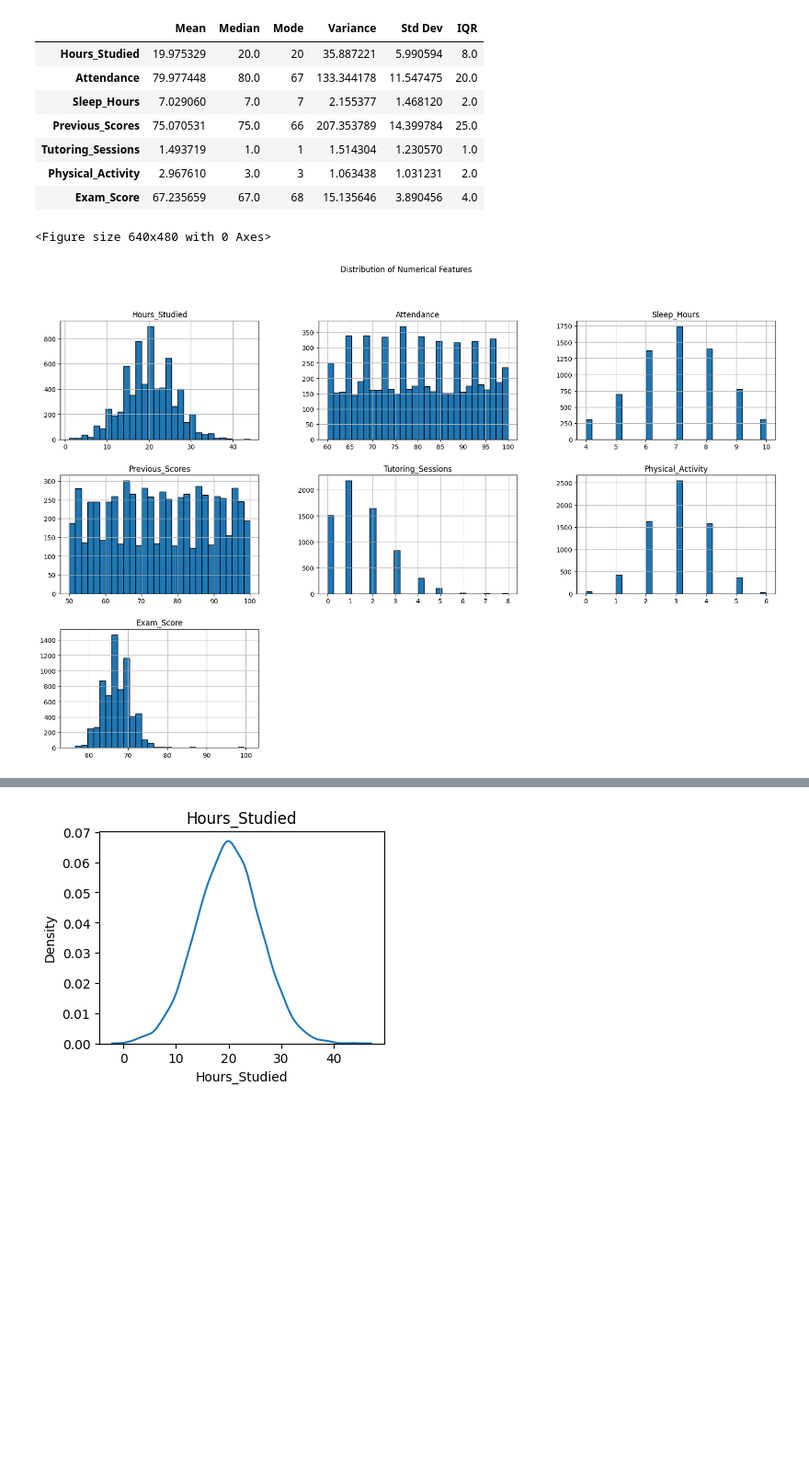
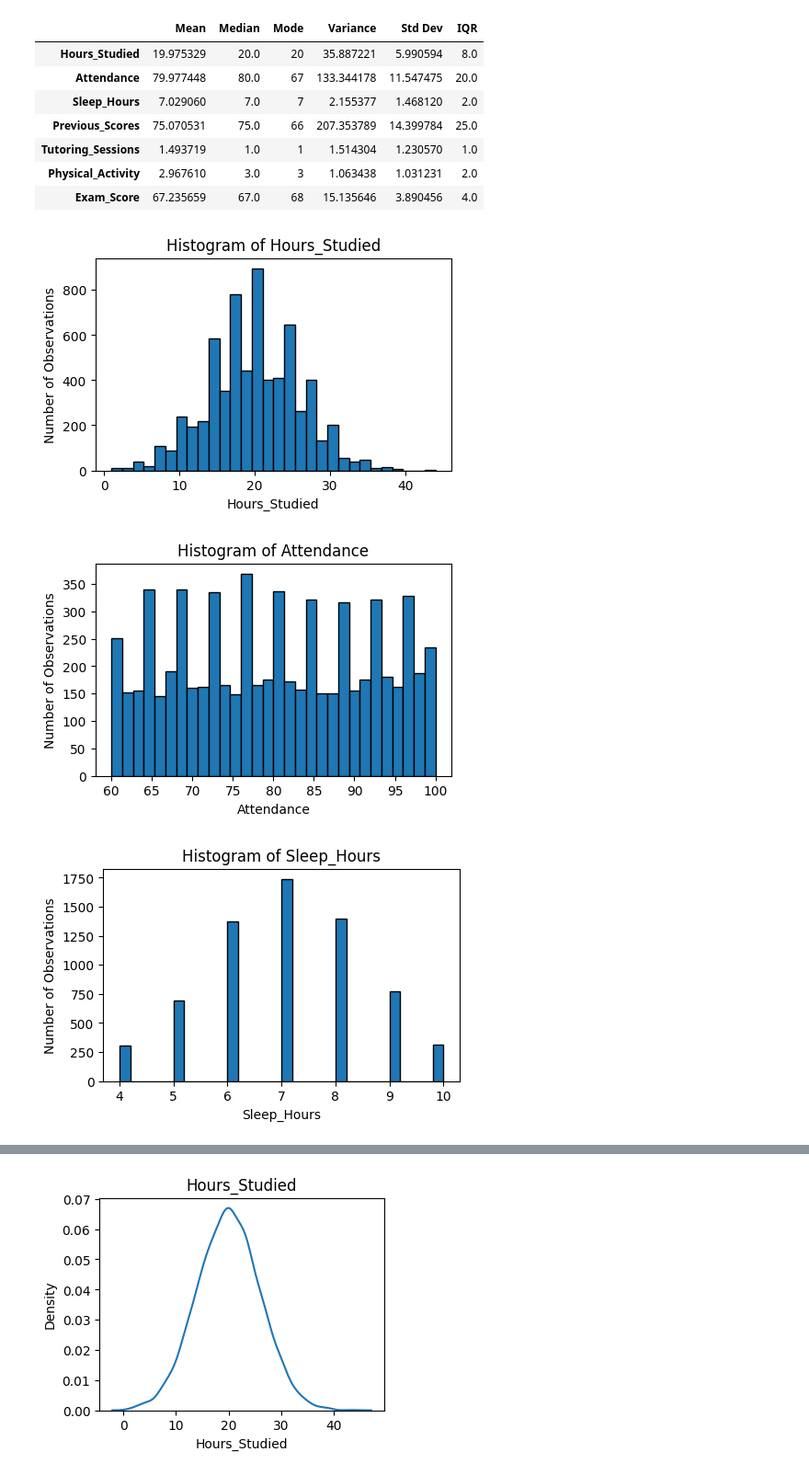
Before and after one commit to minSara02-FromTheStart/CSE303_Project_, a Jupyter notebook: StudentPerformanceFactors.ipynb, the cells around one changed output, grey strips where cells are left out. Shown at 92% size. Cells and saved outputs as stored; diff of their text form; code cells hidden in the pictures; blank space fills up the shorter version.

```diff
--- a/StudentPerformanceFactors.ipynb
+++ b/StudentPerformanceFactors.ipynb
@@ -90,12 +82,15 @@ calculation
 | Tutoring_Sessions | 1.493719 | 1.0 | 1 | 1.514304 | 1.230570 | 1.0 |
 | Physical_Activity | 2.967610 | 3.0 | 3 | 1.063438 | 1.031231 | 2.0 |
 | Exam_Score | 67.235659 | 67.0 | 68 | 15.135646 | 3.890456 | 4.0 |
-# %%
-plt.figure()
-
-df[num_cols].hist(bins =30,edgecolor = 'black',figsize=(20,12))
-plt.suptitle("Distribution of Numerical Features")
-plt.show()
-# %% [output]
-<Figure size 640x480 with 0 Axes>
-[figure, removed]
+# %%
+for col in num_cols:
+    plt.figure(figsize=(5,3))
+    df[col].plot(kind='hist',edgecolor = 'black',bins = 30)
+    plt.title(f'Histogram of {col}')
+    plt.xlabel(f'{col}')
+    plt.ylabel('Number of Observations')
+    plt.show()
+# %% [output]
+[figure, added]
+[figure, added]
+[figure, added]
```
Also changed, not shown: parts of 5 cells of this notebook.
